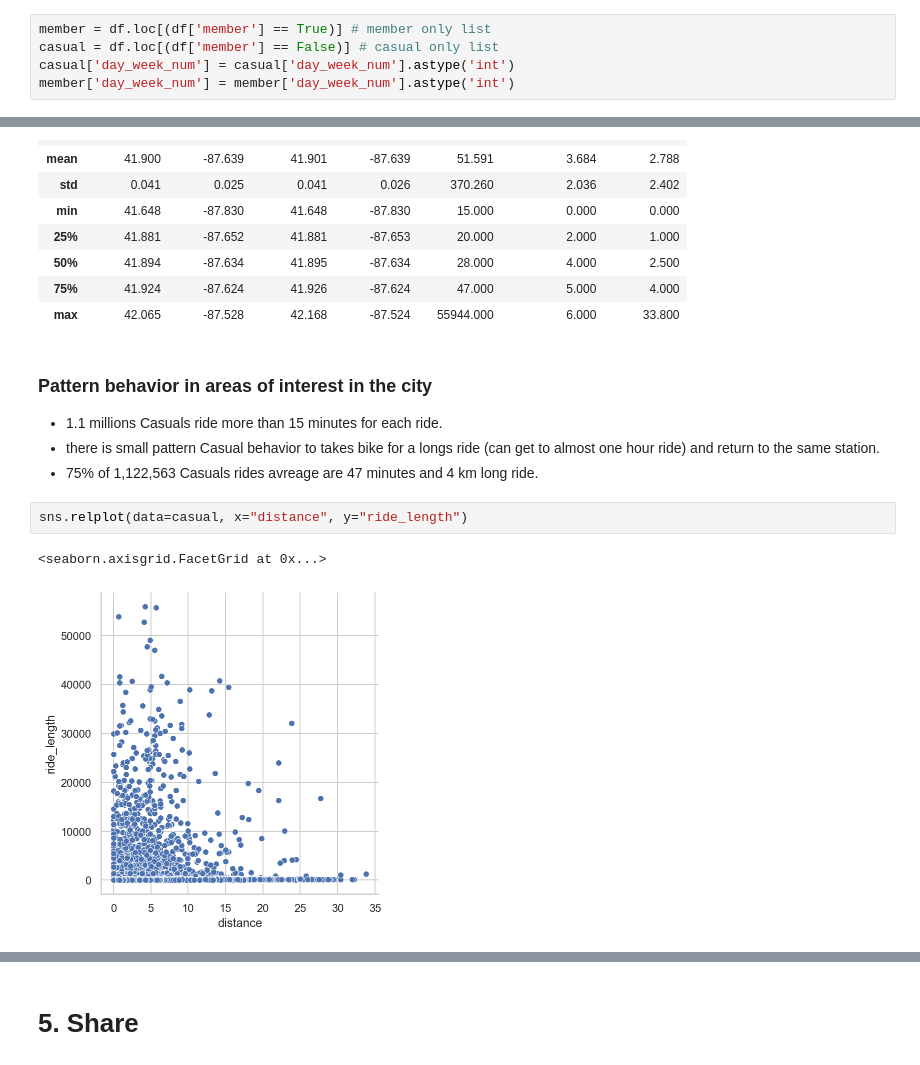
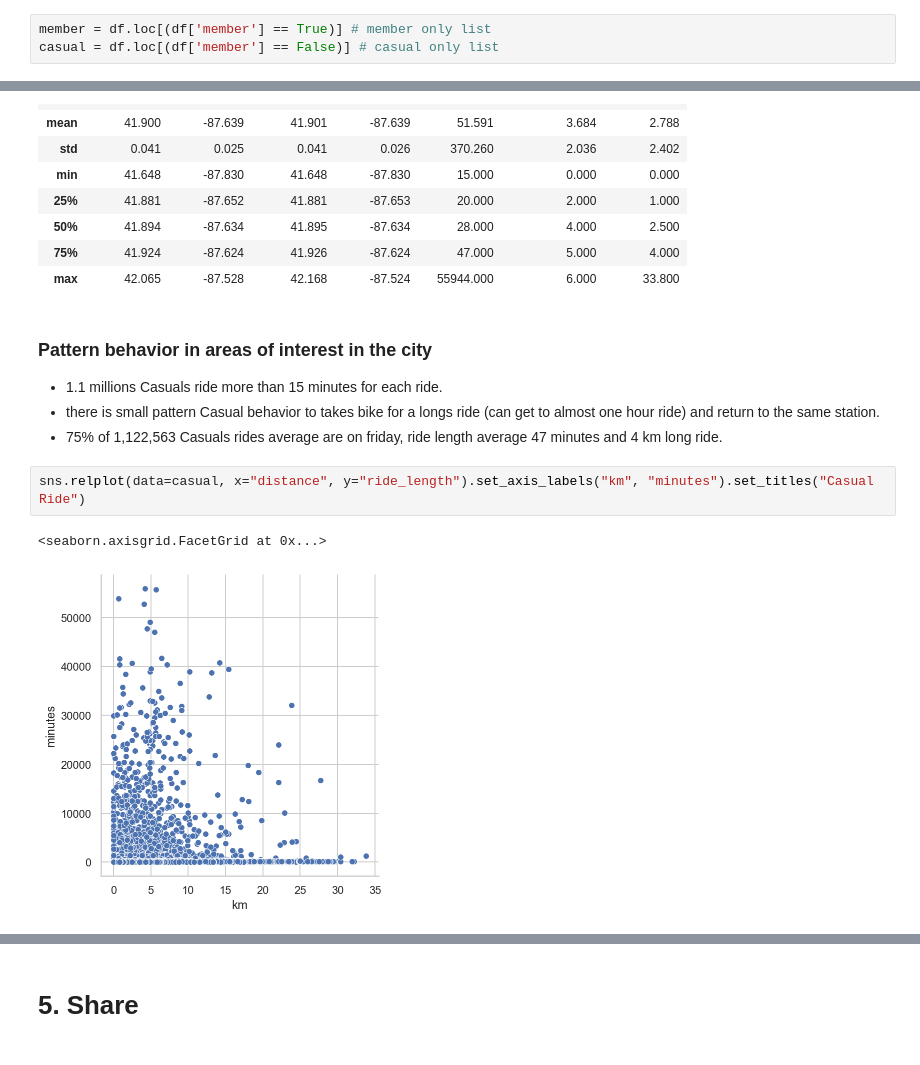
Before and after one commit to DrorGivonAnalyst/Cyclistic-_bike_share_case_study, a Jupyter notebook: Cyclistic bike-share.ipynb, the cells around one changed output, grey strips where cells are left out. Saved outputs shown, nothing was run; the diff lists cells and outputs as text.

```diff
--- a/Cyclistic bike-share.ipynb
+++ b/Cyclistic bike-share.ipynb
@@ -1122,8 +1128,6 @@ c.nlargest(10, 'ride_id')
 # %%
 member = df.loc[(df['member'] == True)] # member only list
 casual = df.loc[(df['member'] == False)] # casual only list
-casual['day_week_num'] = casual['day_week_num'].astype('int')
-member['day_week_num'] = member['day_week_num'].astype('int')
 # %%
 # top 10 start & end station rides for casual
 cs = casual.groupby(['start_station_name']).agg(
@@ -1305,10 +1296,10 @@ casual.loc[(casual['ride_length'] >= 15)].describe().round(3)
 
 * 1.1 millions Casuals ride more than 15 minutes for each ride.
 * there is small pattern Casual behavior to takes bike for a longs ride (can get to almost one hour ride) and return to the same station.
-* 75% of 1,122,563 Casuals rides avreage are 47 minutes and 4 km long ride.
+* 75% of 1,122,563 Casuals rides average are on friday, ride length average 47 minutes and 4 km long ride.
 # %%
-sns.relplot(data=casual, x="distance", y="ride_length")
+sns.relplot(data=casual, x="distance", y="ride_length").set_axis_labels("km", "minutes").set_titles("Casual Ride")
 # %% [output]
 <seaborn.axisgrid.FacetGrid at 0x...>
-[figure, old version]
+[figure, new version]
 # %%
```
Also changed, not shown: parts of 11 cells of this notebook.
